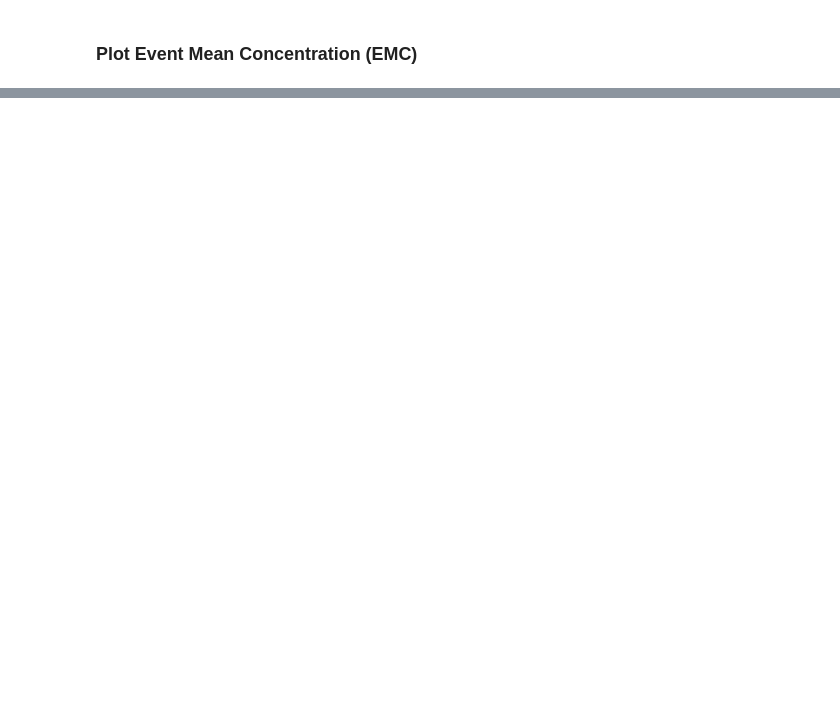
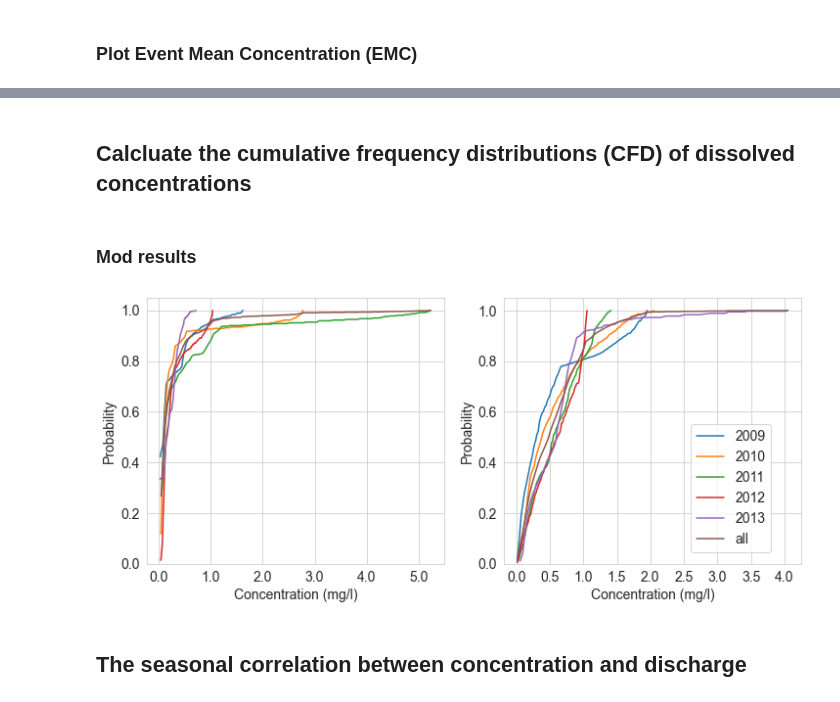
Before and after one commit to QianWanghhu/wqd_analyze, a Jupyter notebook: src/Plotings.ipynb, the cells around one changed output, grey strips where cells are left out. Cells and saved outputs as stored; diff of their text form; code cells hidden in the pictures; blank space fills up the shorter version.

```diff
--- a/src/Plotings.ipynb
+++ b/src/Plotings.ipynb
@@ -141,0 +166,41 @@ plt.savefig(f'{outpath}figs/obs_event_load_coefficients.png', format='png', dpi=
+# %% [markdown]
+## Calcluate the cumulative frequency distributions (CFD) of dissolved concentrations
+# %% [markdown]
+### Mod results
+# %%
+sns.set_style('whitegrid')
+fig, axes = plt.subplots(1, 2, figsize=(12, 5))
+cols = mod_load_flow.columns
+time_ranges = [[f'{year}/7/1', f'{year+1}/6/30'] for year in range(2009, 2014)]
+
+for tt in time_ranges:
+    df = load_flow_loc(tt, mod_load_flow, timestep='d')
+    sns.histplot(data = df, x=cols[1],bins=100,cumulative=True, stat='probability', fill=False, element='poly', alpha=0.7, ax=axes[0]);
+df_temp = load_flow_loc([time_ranges[0][0], time_ranges[-1][1]], mod_load_flow, timestep='d')
+sns.histplot(data = df_temp, x=cols[1],bins=100,cumulative=True, stat='probability', fill=False, element='poly', alpha=0.7, ax=axes[0]);
+lgd = [*[year for year in range(2009, 2014)], 'all']
+axes[0].set_xlabel('Concentration (mg/l)', fontsize=14);
+axes[0].set_ylabel('Probability', fontsize=14);
+axes[0].set_xticklabels(axes[0].get_xticks(), fontsize=14);
+axes[0].set_yticklabels(np.round(axes[0].get_yticks(), 2), fontsize=14);
+
+# Obs results
+cols = day_load_flow.columns
+time_ranges = [[f'{year}/7/1', f'{year+1}/6/30'] for year in range(2009, 2014)]
+for tt in time_ranges:
+    df = load_flow_loc(tt, day_load_flow, timestep='d')
+    ax = sns.histplot(data = df, x=cols[-1],bins=100,cumulative=True, stat='probability', fill=False, element='poly', alpha=0.7, ax=axes[1]);
+df_temp = load_flow_loc([time_ranges[0][0], time_ranges[-1][1]], day_load_flow, timestep='d')
+sns.histplot(data = df_temp, x=cols[-1],bins=100,cumulative=True, stat='probability', fill=False, element='poly', alpha=0.7, ax=axes[1]);
+lgd = [*[year for year in range(2009, 2014)], 'all']
+axes[1].set_xlabel('Concentration (mg/l)', fontsize=14);
+axes[1].set_ylabel('Probability', fontsize=14);
+axes[1].set_xticklabels(axes[1].get_xticks(), fontsize=14);
+axes[1].set_yticklabels(np.round(axes[1].get_yticks(), 2), fontsize=14);
+plt.legend(lgd, bbox_to_anchor=(0.92, 0.55), fontsize=14)
+
+plt.savefig(f'{outpath}figs/obs_mod_concentration_cum_freq.png', format='png', dpi=400)
+# %% [output]
+[figure, added]
+# %% [markdown]
+## The seasonal correlation between concentration and discharge
```
Also changed, not shown: parts of 13 cells of this notebook.
